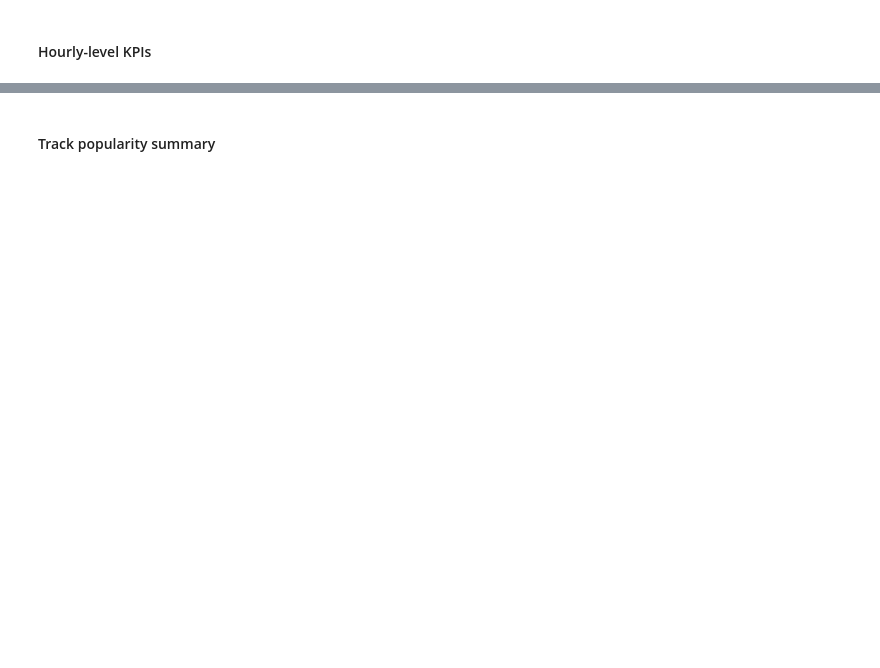
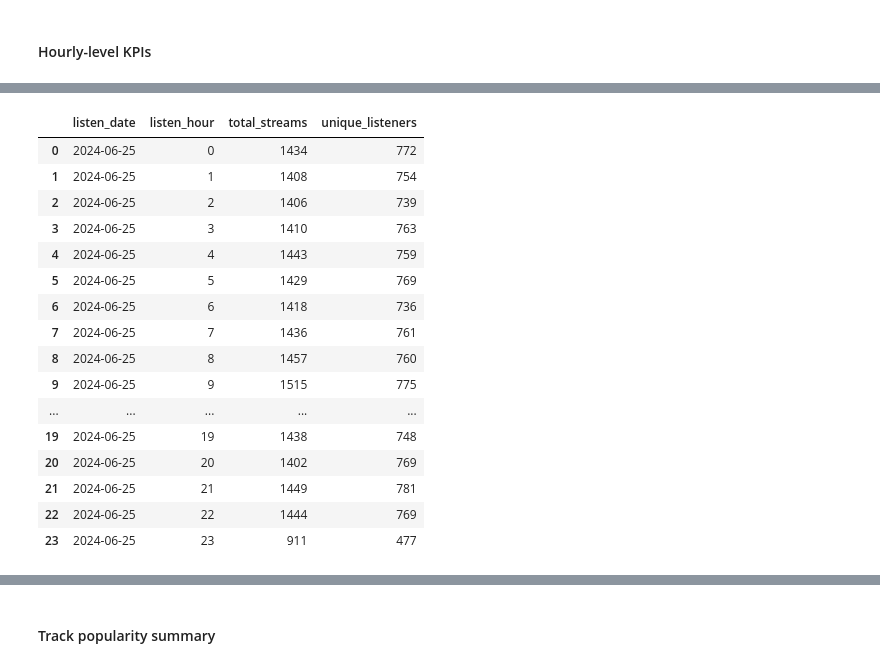
Before and after one commit to ghinakh/spotify_etl, a Jupyter notebook: code/local_explore_transform.ipynb, the cells around one changed output, grey strips where cells are left out. Saved outputs shown, nothing was run; the diff lists cells and outputs as text; code cells hidden in the pictures; blank space fills up the shorter version.

```diff
--- a/code/local_explore_transform.ipynb
+++ b/code/local_explore_transform.ipynb
@@ -269,0 +364,24 @@ genre_level_kpis
+# %%
+hourly_level_kpi = streams_full_clean_analysis.groupby(["listen_date", "listen_hour"]).agg(
+    total_streams=("listen_time", "count"),
+    unique_listeners=("user_id", "nunique"),
+).reset_index()
+hourly_level_kpi
+# %% [output]
+|  | listen_date | listen_hour | total_streams | unique_listeners |
+| 0 | 2024-06-25 | 0 | 1434 | 772 |
+| 1 | 2024-06-25 | 1 | 1408 | 754 |
+| 2 | 2024-06-25 | 2 | 1406 | 739 |
+| 3 | 2024-06-25 | 3 | 1410 | 763 |
+| 4 | 2024-06-25 | 4 | 1443 | 759 |
+| 5 | 2024-06-25 | 5 | 1429 | 769 |
+| 6 | 2024-06-25 | 6 | 1418 | 736 |
+| 7 | 2024-06-25 | 7 | 1436 | 761 |
+| 8 | 2024-06-25 | 8 | 1457 | 760 |
+| 9 | 2024-06-25 | 9 | 1515 | 775 |
+| ... | ... | ... | ... | ... |
+| 19 | 2024-06-25 | 19 | 1438 | 748 |
+| 20 | 2024-06-25 | 20 | 1402 | 769 |
+| 21 | 2024-06-25 | 21 | 1449 | 781 |
+| 22 | 2024-06-25 | 22 | 1444 | 769 |
+| 23 | 2024-06-25 | 23 | 911 | 477 |
```
Also changed, not shown: parts of 37 cells of this notebook.
